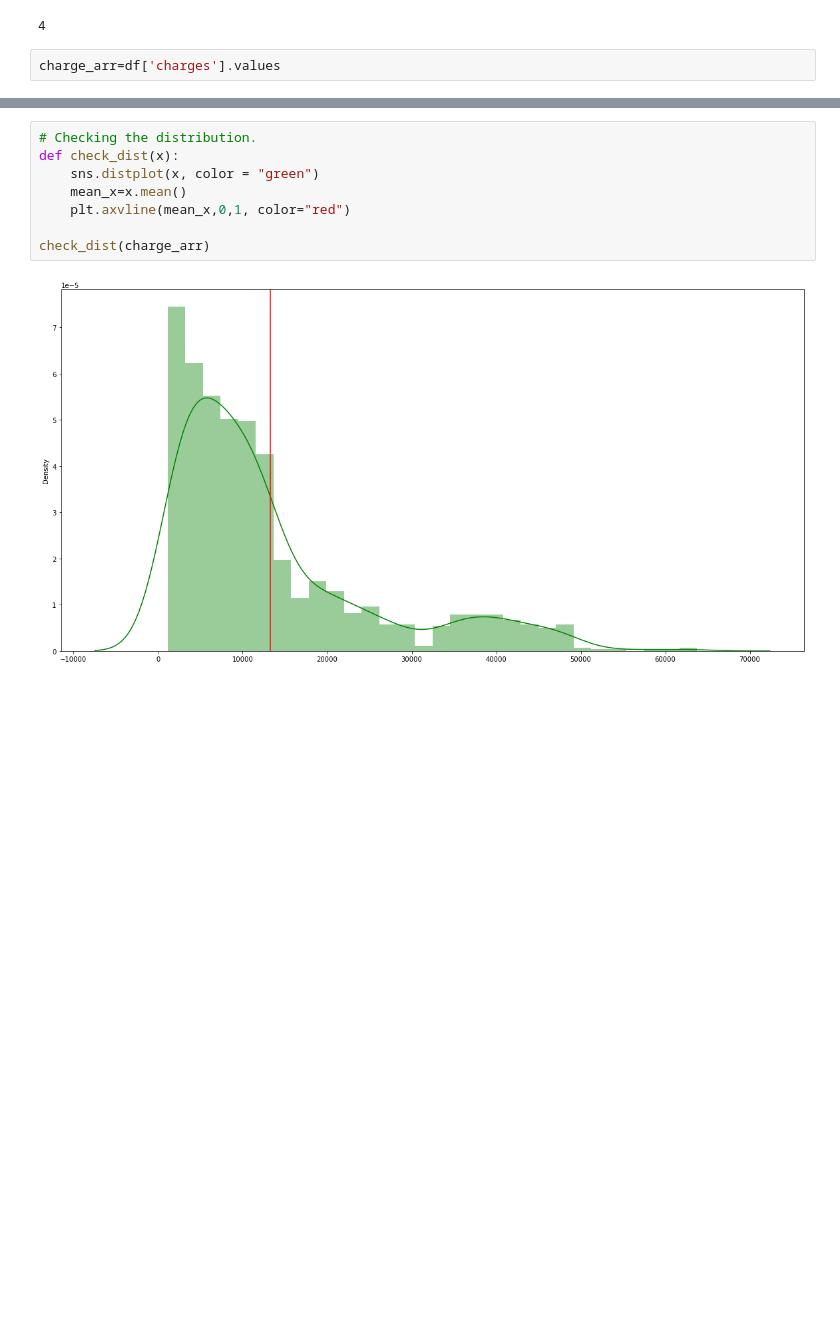
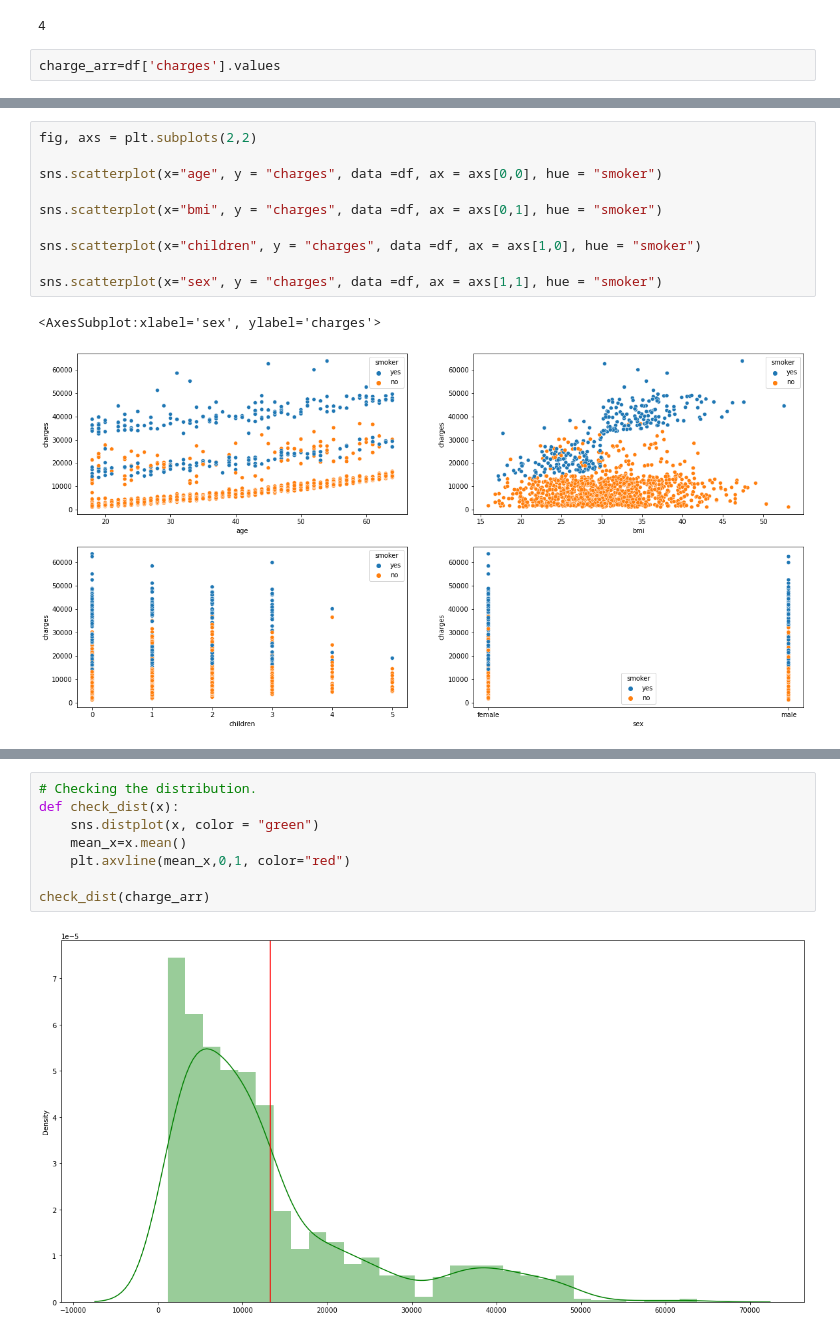
Before and after one commit to JosephMutua/Data_Science_insurance_price_prediction, a Jupyter notebook: feature engineering.ipynb, the cells around one changed output, grey strips where cells are left out. Drawn from its saved outputs; the diff is of its cells as text; blank space fills up the shorter version.

```diff
--- a/feature engineering.ipynb
+++ b/feature engineering.ipynb
@@ -38,0 +119,13 @@ charge_arr=df['charges'].values
+# %%
+fig, axs = plt.subplots(2,2)
+
+sns.scatterplot(x="age", y = "charges", data =df, ax = axs[0,0], hue = "smoker")
+
+sns.scatterplot(x="bmi", y = "charges", data =df, ax = axs[0,1], hue = "smoker")
+
+sns.scatterplot(x="children", y = "charges", data =df, ax = axs[1,0], hue = "smoker")
+
+sns.scatterplot(x="sex", y = "charges", data =df, ax = axs[1,1], hue = "smoker")
+# %% [output]
+<AxesSubplot:xlabel='sex', ylabel='charges'>
+[figure, added]
```
Also changed, not shown: parts of 11 cells of this notebook.
